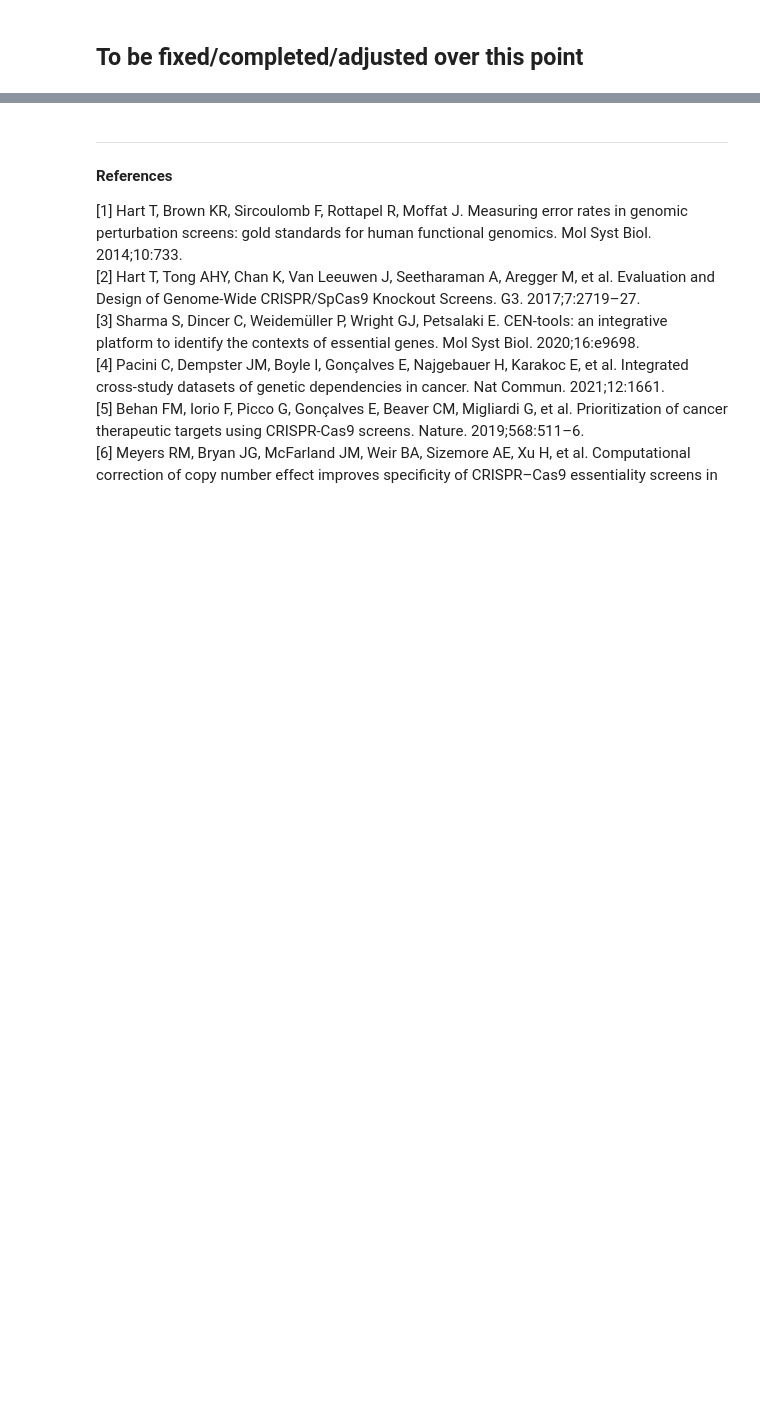
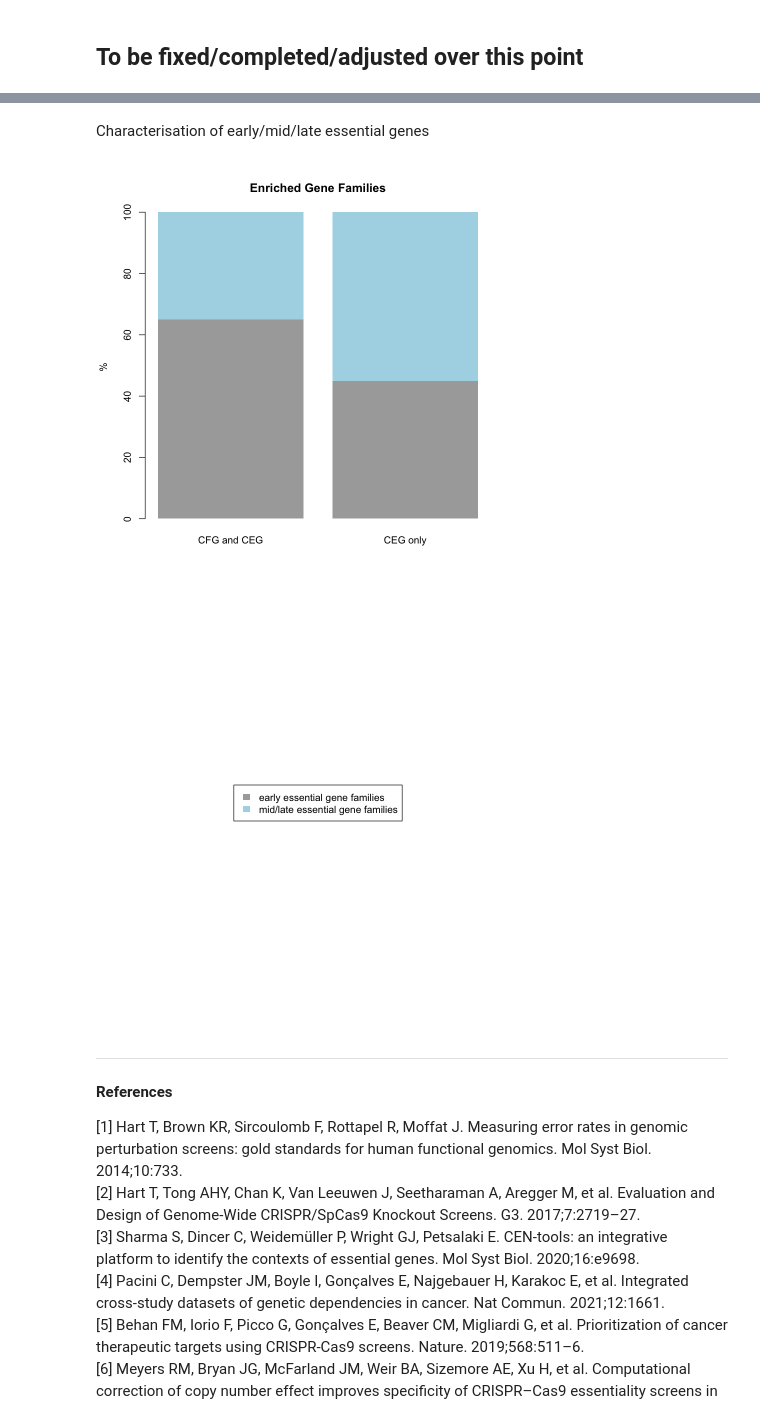
Before and after one commit to DepMap-Analytics/CoRe, a Jupyter notebook: notebooks/CoRe_Benchmarking.ipynb, the cells around one changed output, grey strips where cells are left out. Saved outputs shown, nothing was run; the diff lists cells and outputs as text; code cells hidden in the pictures; blank space fills up the shorter version.

```diff
--- a/notebooks/CoRe_Benchmarking.ipynb
+++ b/notebooks/CoRe_Benchmarking.ipynb
@@ -1337,3 +1293,37 @@ abline(h=1,lty=2)
+# %% [markdown]
+Characterisation of early/mid/late essential genes
+# %%
+##############
+
+load('data/early_ess.RData')
+load('data/mid_ess.RData')
+load('data/late_ess.RData')
+
+## Determining early/mid/late essential gene families
+early_ess_enrich_families<-enrichedGeneFamilies(early_ess,screenedGenes,fc_annotation)
+early_ess_enrich_families<-early_ess_enrich_families$`Gene Family`[which(early_ess_enrich_families$fdr<5)]
+
+mid_ess_enrich_families<-enrichedGeneFamilies(mid_ess,screenedGenes,fc_annotation)
+mid_ess_enrich_families<-mid_ess_enrich_families$`Gene Family`[which(mid_ess_enrich_families$fdr<5)]
+
+late_ess_enrich_families<-enrichedGeneFamilies(late_ess,screenedGenes,fc_annotation)
+late_ess_enrich_families<-late_ess_enrich_families$`Gene Family`[which(late_ess_enrich_families$fdr<5)]
+
+common_CFGs_CEGs_time_comp<-c(length(intersect(intersect(always_enriched_CEGs,always_enriched_CFGs),early_ess_enrich_families)),
+                              length(intersect(intersect(always_enriched_CEGs,always_enriched_CFGs),union(mid_ess_enrich_families,late_ess_enrich_families))))
+CEGs_exclusive_time_comp<-c(length(intersect(setdiff(always_enriched_CEGs,always_enriched_CFGs),early_ess_enrich_families)),
+                              length(intersect(setdiff(always_enriched_CEGs,always_enriched_CFGs),union(mid_ess_enrich_families,late_ess_enrich_families))))
+
+barplot(100*cbind(common_CFGs_CEGs_time_comp/sum(common_CFGs_CEGs_time_comp),
+              CEGs_exclusive_time_comp/sum(CEGs_exclusive_time_comp)),
+        names.arg = c('CFG and CEG','CEG only'),main='Enriched Gene Families',ylab='%',
+        col=c('darkgray','lightblue'),border=NA)
+plot(0,0,col=NA,frame.plot=FALSE,xlab='',ylab='',xaxt='n',yaxt='n')
+legend('center',c('early essential gene families','mid/late essential gene families'),
+       fill=c('darkgray','lightblue'),border = NA)
+# %% [output]
+[figure, added]
+[figure, added]
 # %% [markdown]
 
 ---
```
Also changed, not shown: parts of 26 cells of this notebook, 8 other files.
